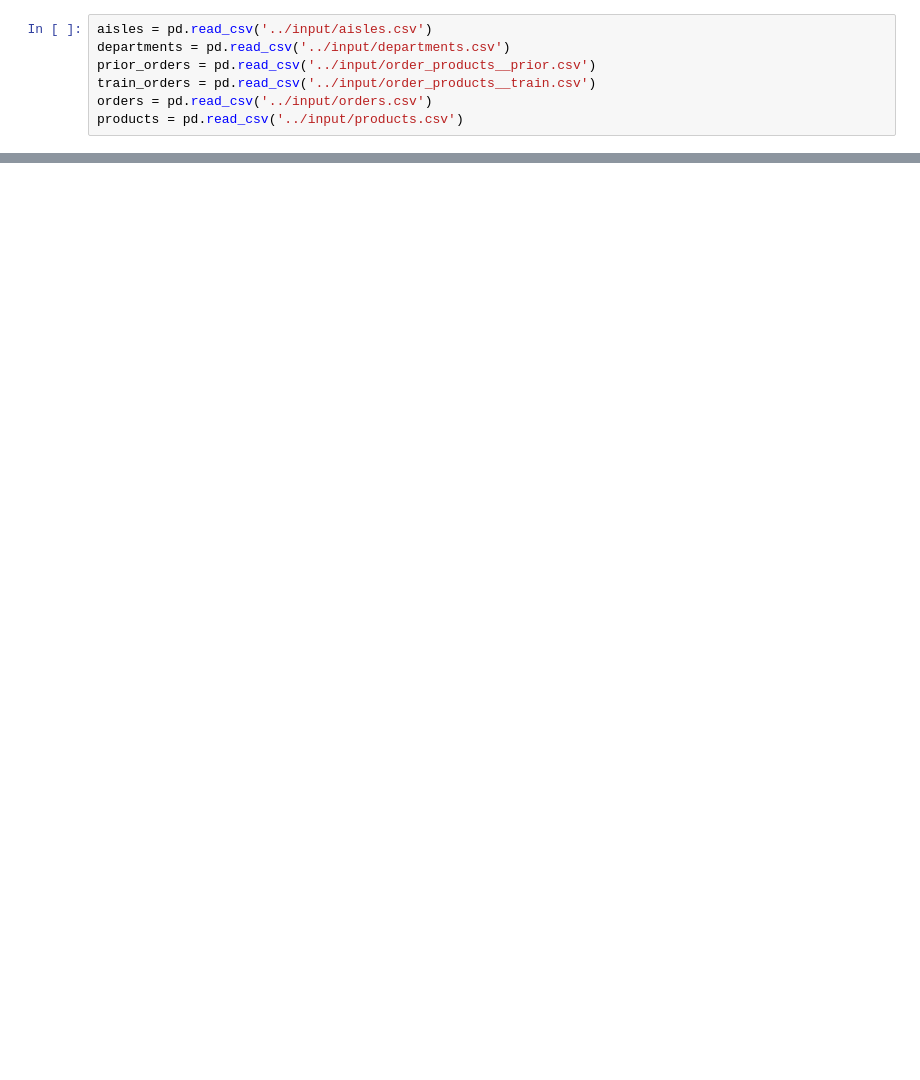
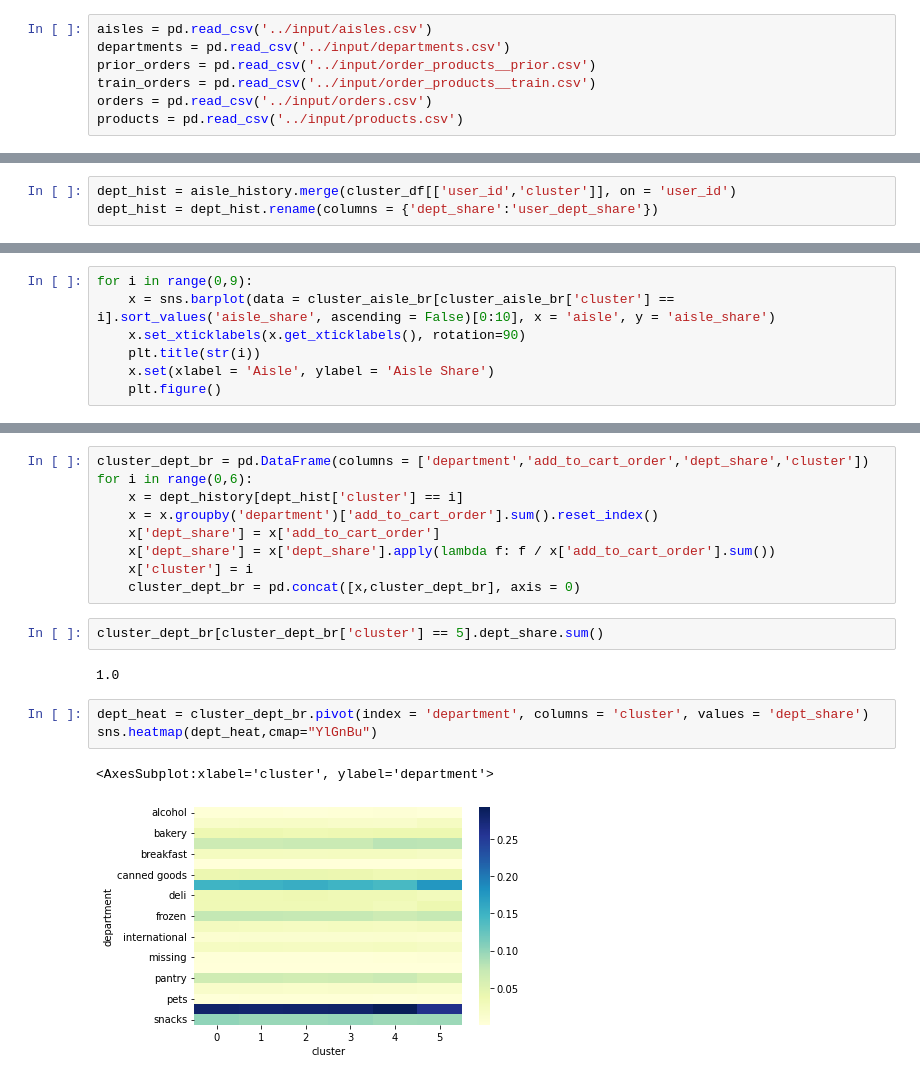
Before and after one commit to Akshaypartha92/marketBasket, a Jupyter notebook: src/clustering.ipynb, the cells around one changed output, grey strips where cells are left out. Saved outputs shown, nothing was run; the diff lists cells and outputs as text; blank space fills up the shorter version.

```diff
--- a/src/clustering.ipynb
+++ b/src/clustering.ipynb
@@ -279,0 +155,3 @@ plt.show()
+# %%
+dept_hist = aisle_history.merge(cluster_df[['user_id','cluster']], on = 'user_id')
+dept_hist = dept_hist.rename(columns = {'dept_share':'user_dept_share'})
@@ -279,0 +209,7 @@ plt.show()
+# %%
+for i in range(0,9):
+    x = sns.barplot(data = cluster_aisle_br[cluster_aisle_br['cluster'] == i].sort_values('aisle_share', ascending = False)[0:10], x = 'aisle', y = 'aisle_share')
+    x.set_xticklabels(x.get_xticklabels(), rotation=90)
+    plt.title(str(i))
+    x.set(xlabel = 'Aisle', ylabel = 'Aisle Share')
+    plt.figure()
@@ -279,0 +227,19 @@ plt.show()
+# %%
+cluster_dept_br = pd.DataFrame(columns = ['department','add_to_cart_order','dept_share','cluster'])
+for i in range(0,6):
+    x = dept_history[dept_hist['cluster'] == i]
+    x = x.groupby('department')['add_to_cart_order'].sum().reset_index()
+    x['dept_share'] = x['add_to_cart_order']
+    x['dept_share'] = x['dept_share'].apply(lambda f: f / x['add_to_cart_order'].sum())
+    x['cluster'] = i
+    cluster_dept_br = pd.concat([x,cluster_dept_br], axis = 0)
+# %%
+cluster_dept_br[cluster_dept_br['cluster'] == 5].dept_share.sum()
+# %% [output]
+1.0
+# %%
+dept_heat = cluster_dept_br.pivot(index = 'department', columns = 'cluster', values = 'dept_share')
+sns.heatmap(dept_heat,cmap="YlGnBu")
+# %% [output]
+<AxesSubplot:xlabel='cluster', ylabel='department'>
+[figure, added]
```
Also changed, not shown: parts of 72 cells of this notebook, 5 other files.
